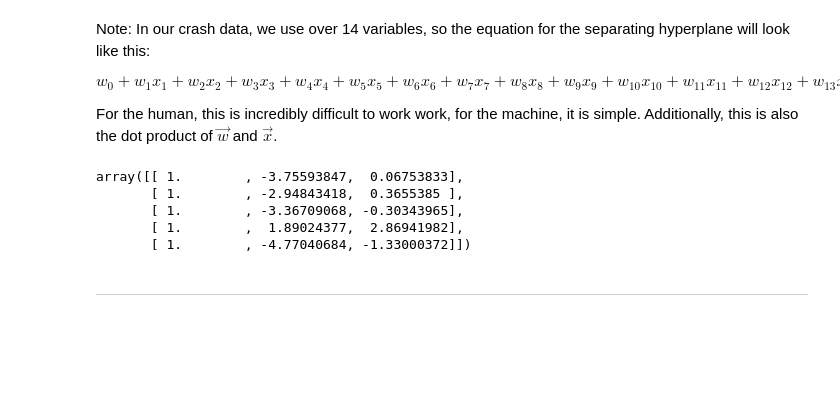
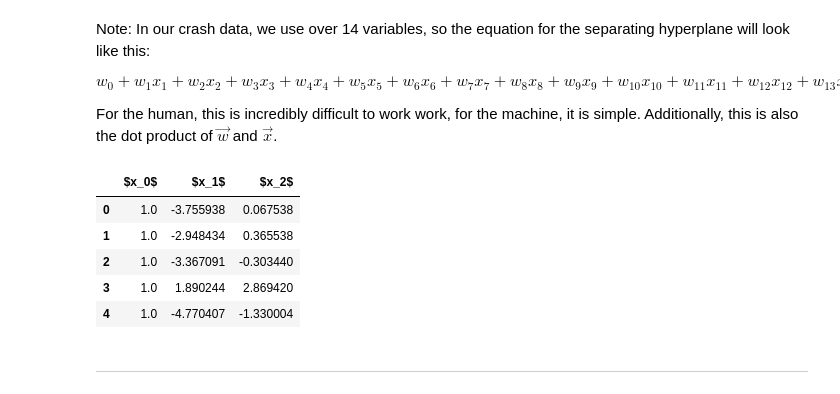
Before and after one commit to collinprather/Big-Data-Ignite-2018, a Jupyter notebook: Support_Vector_Machines/SVM_scratch.ipynb, the cells around one changed output. Cells and saved outputs as stored; diff of their text form; code cells hidden in the pictures; blank space fills up the shorter version.

```diff
--- a/Support_Vector_Machines/SVM_scratch.ipynb
+++ b/Support_Vector_Machines/SVM_scratch.ipynb
@@ -83,14 +83,15 @@ def add_intercept(X):
     return np.concatenate((intercept, X), axis=1)
 # %%
 X = add_intercept(X)
-# %%
-X[:5,:]
-# %% [output]
-array([[ 1.        , -3.75593847,  0.06753833],
-       [ 1.        , -2.94843418,  0.3655385 ],
-       [ 1.        , -3.36709068, -0.30343965],
-       [ 1.        ,  1.89024377,  2.86941982],
-       [ 1.        , -4.77040684, -1.33000372]])
+# %%
+pd.DataFrame(X[:5,:], columns = ["$x_0$", "$x_1$", "$x_2$"])
+# %% [output]
+|  | $x_0$ | $x_1$ | $x_2$ |
+| 0 | 1.0 | -3.755938 | 0.067538 |
+| 1 | 1.0 | -2.948434 | 0.365538 |
+| 2 | 1.0 | -3.367091 | -0.303440 |
+| 3 | 1.0 | 1.890244 | 2.869420 |
+| 4 | 1.0 | -4.770407 | -1.330004 |
 # %% [markdown]
 ---
 # %% [markdown]
```
Also changed, not shown: parts of 2 cells of this notebook, 8 other files.
